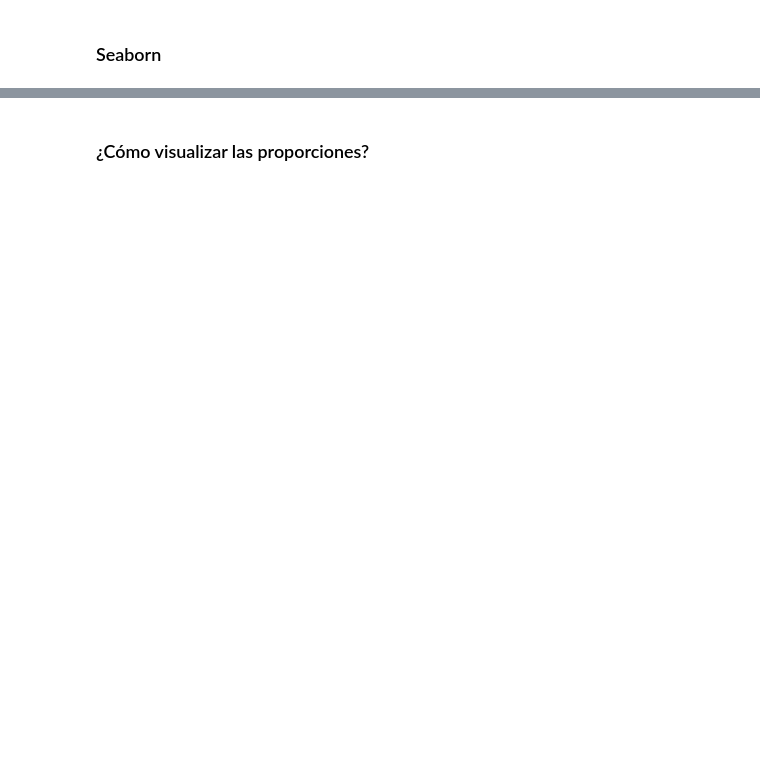
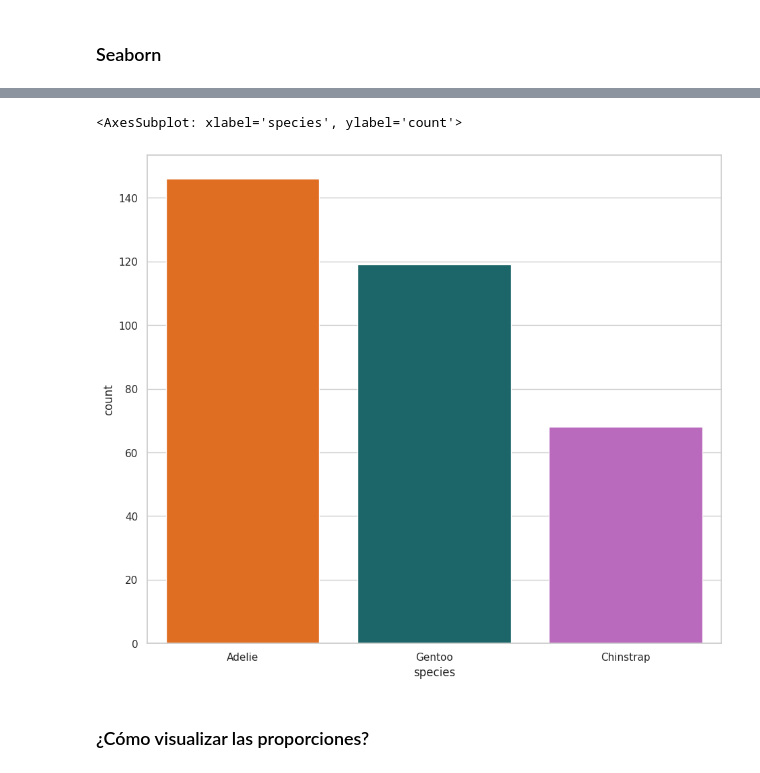
Before and after one commit to jariel17/curso-analisis-exploratorio-de-datos, a Jupyter notebook: 01-conociendo-nuestros-datos.ipynb, the cells around one changed output, grey strips where cells are left out. Saved outputs shown, nothing was run; the diff lists cells and outputs as text; code cells hidden in the pictures; blank space fills up the shorter version.

```diff
--- a/01-conociendo-nuestros-datos.ipynb
+++ b/01-conociendo-nuestros-datos.ipynb
@@ -370,2 +394,21 @@ processed_penguins_df.describe(include=object)
+# %%
+(
+    processed_penguins_df
+    .value_counts('species', sort=True)
+    .reset_index(name='count')
+    .pipe(
+        lambda df : (
+            sns.barplot(
+                data=df,
+                x='species',
+                y='count',
+                palette=penguin_color
+        )
+    )
+)
+)
+# %% [output]
+<AxesSubplot: xlabel='species', ylabel='count'>
+[figure, added]
 # %% [markdown]
 ### ¿Cómo visualizar las proporciones?
```
Also changed, not shown: parts of 13 cells of this notebook.
